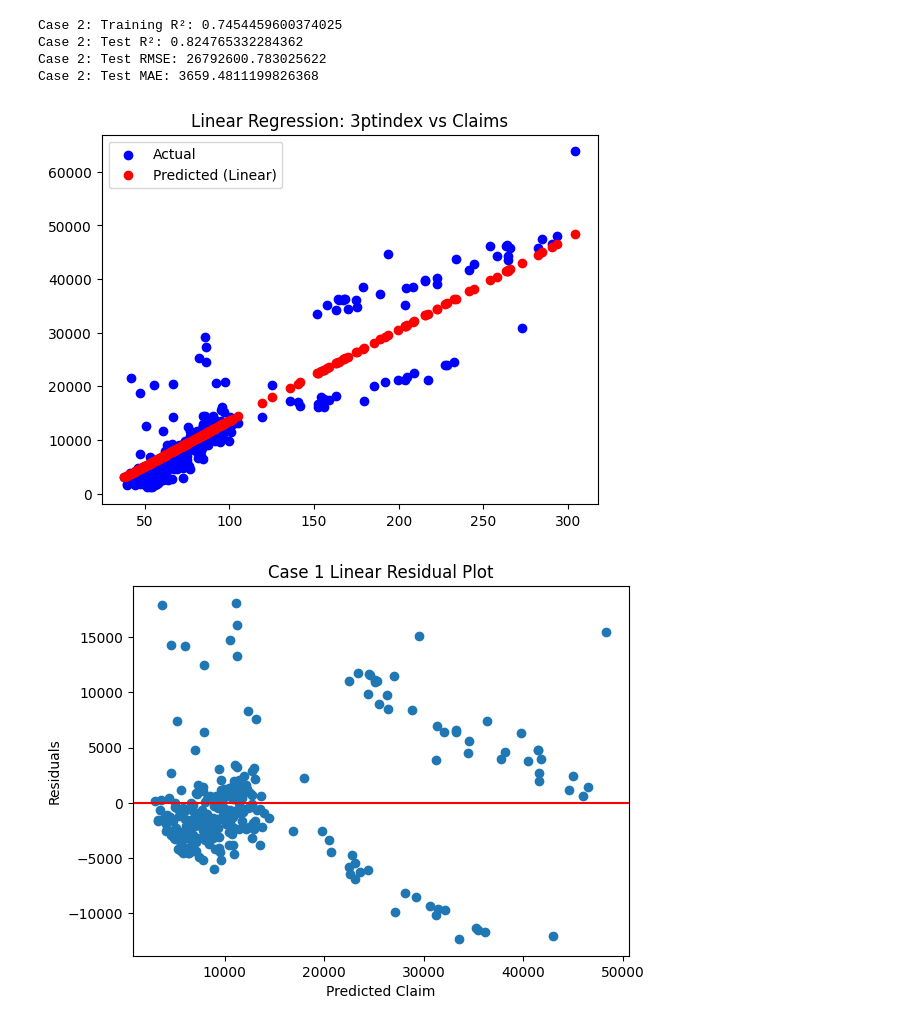
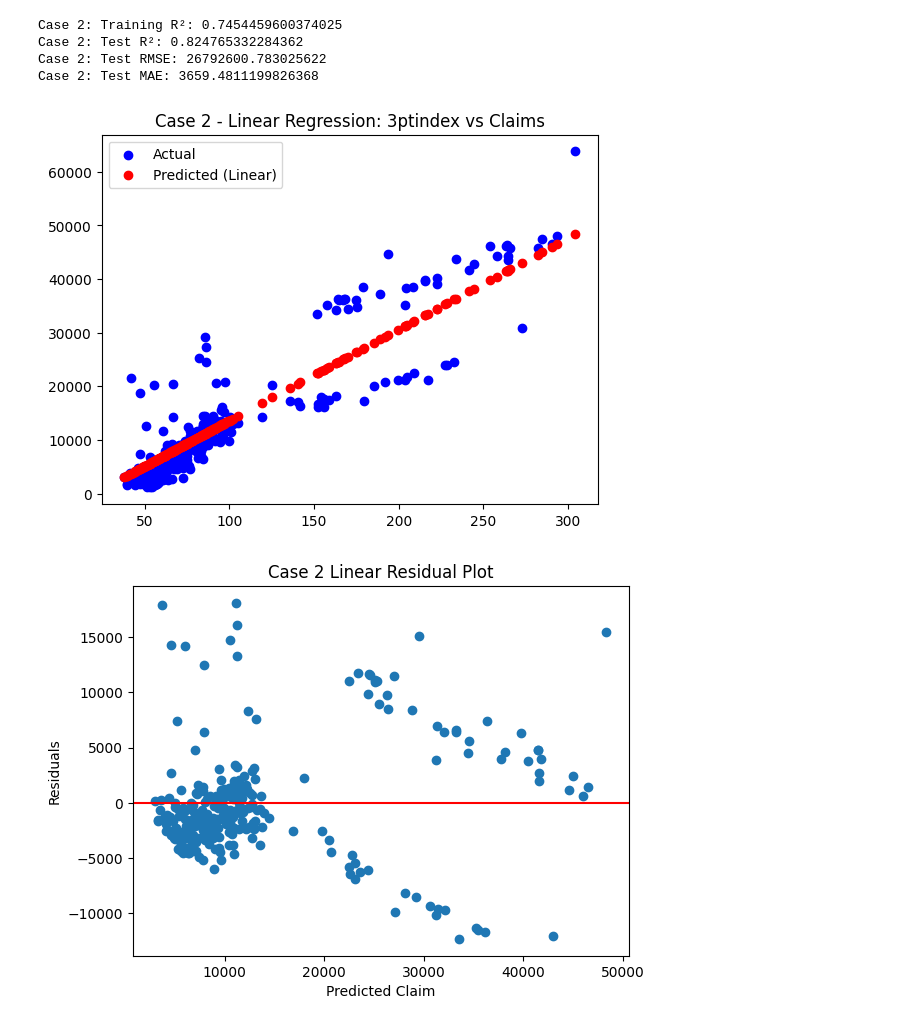
Before and after one commit to hrawp/applied-ml-hrawp, a Jupyter notebook: notebooks/final/regression_aaron.ipynb, the cells around one changed output. Cells and saved outputs as stored; diff of their text form; code cells hidden in the pictures.

```diff
--- a/notebooks/final/regression_aaron.ipynb
+++ b/notebooks/final/regression_aaron.ipynb
@@ -282,11 +282,11 @@ Case 2: Test MAE: 3659.4811199826368
 # %%
 plt.scatter(X2_test, y2_test, color='blue', label='Actual')
 plt.scatter(X2_test, y2_pred_test, color='red', label='Predicted (Linear)')
 plt.legend()
-plt.title("Linear Regression: 3ptindex vs Claims")
+plt.title("Case 2 - Linear Regression: 3ptindex vs Claims")
 plt.show()
 # %% [output]
-[figure, old version]
+[figure, new version]
 # %%
 residuals = y2_test - y2_pred_test
 plt.scatter(y2_pred_test, residuals)
```
Also changed, not shown: parts of 5 cells of this notebook, 5 other files.
